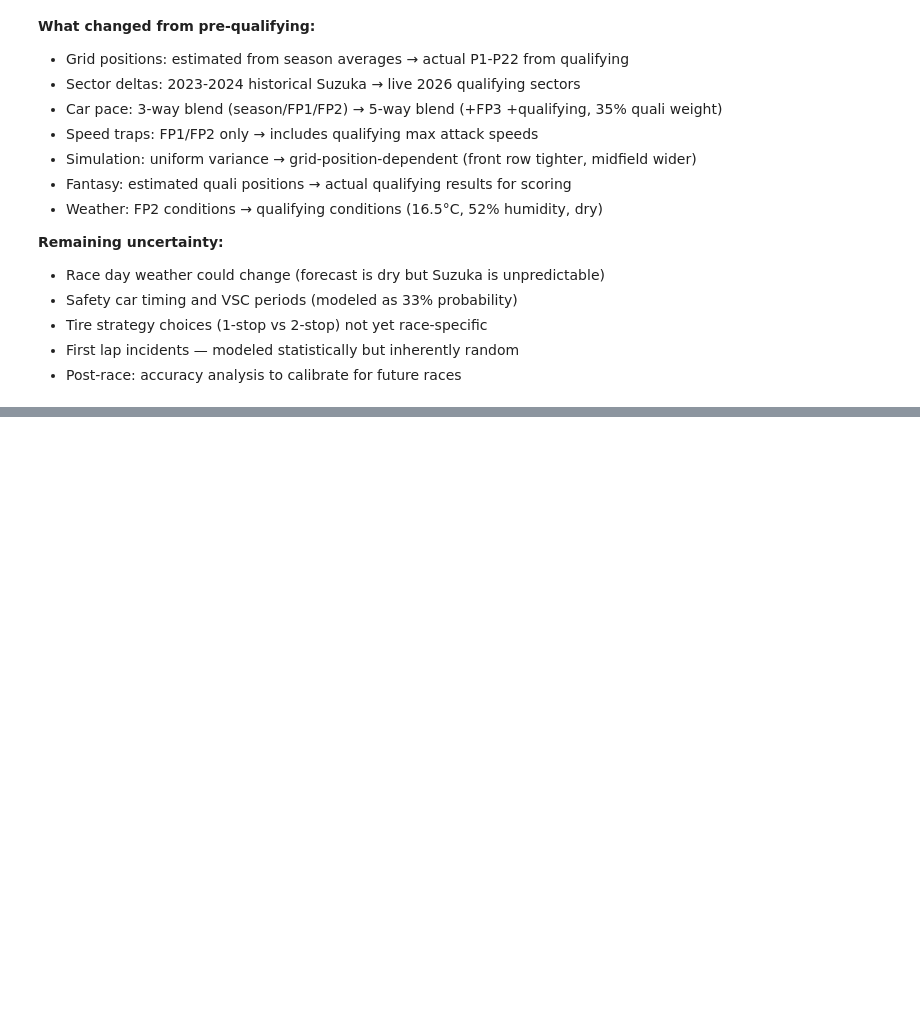
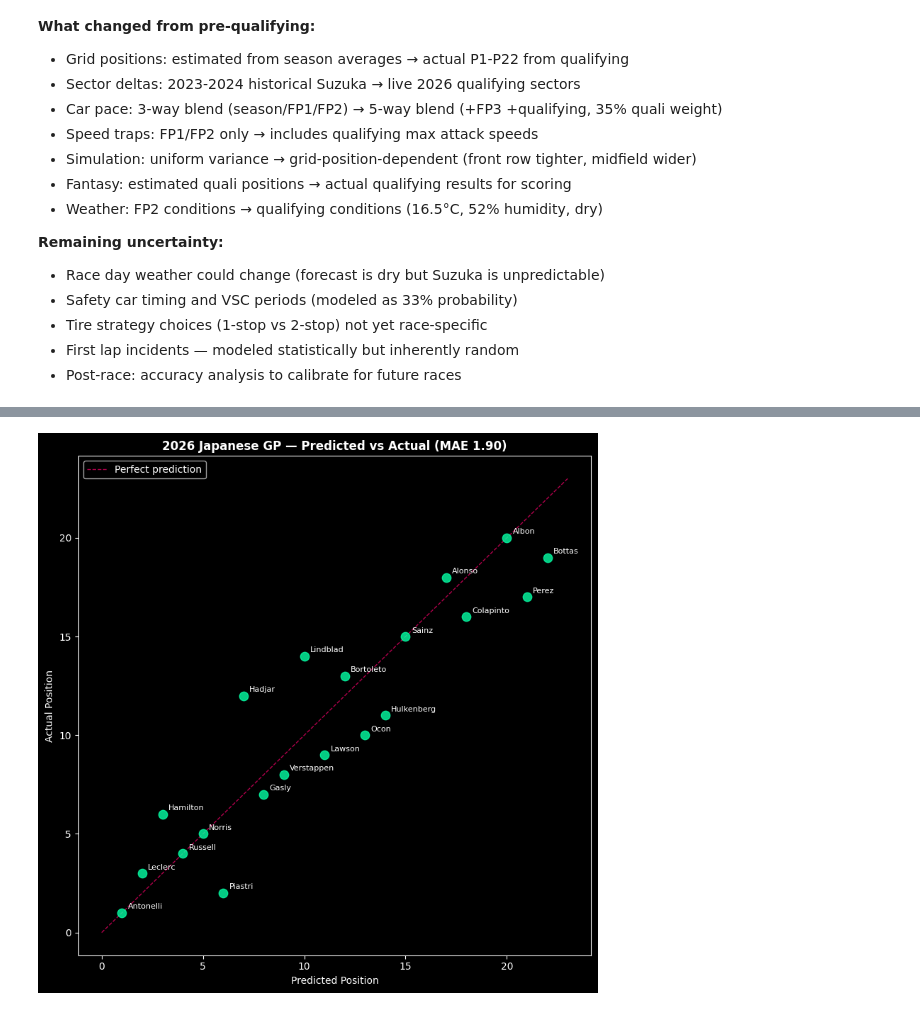
Before and after one commit to nina-coder/f1-predictions, a Jupyter notebook: notebooks/2026-R03-japan.ipynb, the cells around one changed output, grey strips where cells are left out. Saved outputs shown, nothing was run; the diff lists cells and outputs as text; code cells hidden in the pictures; blank space fills up the shorter version.

```diff
--- a/notebooks/2026-R03-japan.ipynb
+++ b/notebooks/2026-R03-japan.ipynb
@@ -1661,0 +1663,81 @@ analyze(team2)
+# %%
+# ============================================================
+# RACE RESULTS & MODEL ACCURACY (post-race)
+# ============================================================
+race = fastf1.get_session(2026, 'Japan', 'R')
+race.load()
+
+race_results = race.results.sort_values('Position')
+actual_pos = {}
+actual_status = {}
+for _, r in race_results.iterrows():
+    actual_pos[r['FullName']] = r['Position']
+    actual_status[r['FullName']] = r['Status']
+
+pred_lookup = {p['Driver']: p for p in japan}
+
+print('=' * 95)
+print('  🏁 OFFICIAL RESULTS vs MODEL — 2026 JAPANESE GP')
+print('=' * 95)
+print(f"\n  {'Fin':>3s}  {'Driver':22s}  {'Team':16s}  {'Grid':>4s}  {'Pred':>4s}  {'Err':>4s}  {'Status'}")
+print('  ' + '-' * 80)
+
+rows = []
+for name, pos in actual_pos.items():
+    p = pred_lookup.get(name)
+    if p is None:
+        continue
+    status = str(actual_status[name])
+    dnf = not (status == 'Finished' or 'Lap' in status)
+    err = abs(p['Rank'] - pos) if (not dnf and pd.notna(pos)) else None
+    rows.append({'Driver': name, 'Team': p['Team'], 'Grid': p['Grid'],
+                 'PredRank': p['Rank'], 'Actual': pos, 'DNF': dnf, 'Err': err, 'Status': status})
+    err_str = f"{err:.0f}" if err is not None else 'DNF'
+    hit = '🎯' if err is not None and err == 0 else ''
+    print(f"  P{pos:>2.0f}  {name:22s}  {p['Team']:16s}  P{p['Grid']:>2.0f}  P{p['Rank']:>2d}  {err_str:>4s}  {status} {hit}")
+
+clean = [r for r in rows if r['Err'] is not None]
+mae_race = np.mean([r['Err'] for r in clean])
+
+actual_order = [n for n, _ in sorted(((n, p) for n, p in actual_pos.items() if pd.notna(p)), key=lambda x: x[1])]
+pred_order = [p['Driver'] for p in japan]
+
+winner_hit = pred_order[0] == actual_order[0]
+podium_hits = len(set(pred_order[:3]) & set(actual_order[:3]))
+top5_hits = len(set(pred_order[:5]) & set(actual_order[:5]))
+top10_hits = len(set(pred_order[:10]) & set(actual_order[:10]))
+
+print(f"\n  📊 SCORECARD")
+print('  ' + '-' * 60)
+print(f"  Predicted winner:  {pred_order[0]}")
+print(f"  Actual winner:     {actual_order[0]}  {'✅' if winner_hit else '❌'}")
+print(f"  Podium accuracy:   {podium_hits}/3")
+print(f"  Top 5 accuracy:    {top5_hits}/5")
+print(f"  Top 10 accuracy:   {top10_hits}/10")
+print(f"  MAE (classified):  {mae_race:.2f} positions  (validation expected {loo_mae:.2f})")
+
+beats = sorted(clean, key=lambda r: r['Err'])[:3]
+misses = sorted(clean, key=lambda r: -r['Err'])[:3]
+print(f"\n  🎯 Best calls:   " + ', '.join(f"{r['Driver']} (P{r['PredRank']}→P{r['Actual']:.0f})" for r in beats))
+print(f"  💥 Worst misses: " + ', '.join(f"{r['Driver']} (pred P{r['PredRank']}, fin P{r['Actual']:.0f})" for r in misses))
+dnfs = [r for r in rows if r['DNF']]
+if dnfs:
+    print(f"  🔧 DNFs: " + ', '.join(f"{r['Driver']} ({r['Status']})" for r in dnfs))
+
+# Predicted vs actual chart
+fig, ax = plt.subplots(figsize=(8, 8))
+xs = [r['PredRank'] for r in clean]
+ys = [r['Actual'] for r in clean]
+ax.scatter(xs, ys, s=80, c='#06ffa5', alpha=0.8, zorder=3)
+for r in clean:
+    ax.annotate(r['Driver'].split()[-1], (r['PredRank'], r['Actual']),
+                textcoords='offset points', xytext=(6, 4), fontsize=8)
+lim = max(max(xs), max(ys)) + 1
+ax.plot([0, lim], [0, lim], color='#ff006e', linewidth=1, linestyle='--', alpha=0.7, label='Perfect prediction')
+ax.set_xlabel('Predicted Position'); ax.set_ylabel('Actual Position')
+ax.set_title(f'2026 Japanese GP — Predicted vs Actual (MAE {mae_race:.2f})', fontweight='bold')
+ax.legend()
+plt.tight_layout()
+plt.savefig('../data/accuracy_r03.png', dpi=150, bbox_inches='tight')
+plt.show()
+# %% [output]
@@ -1661,0 +1775 @@ analyze(team2)
+[figure, added]
```
Also changed, not shown: parts of 16 cells of this notebook, 21 other files.
